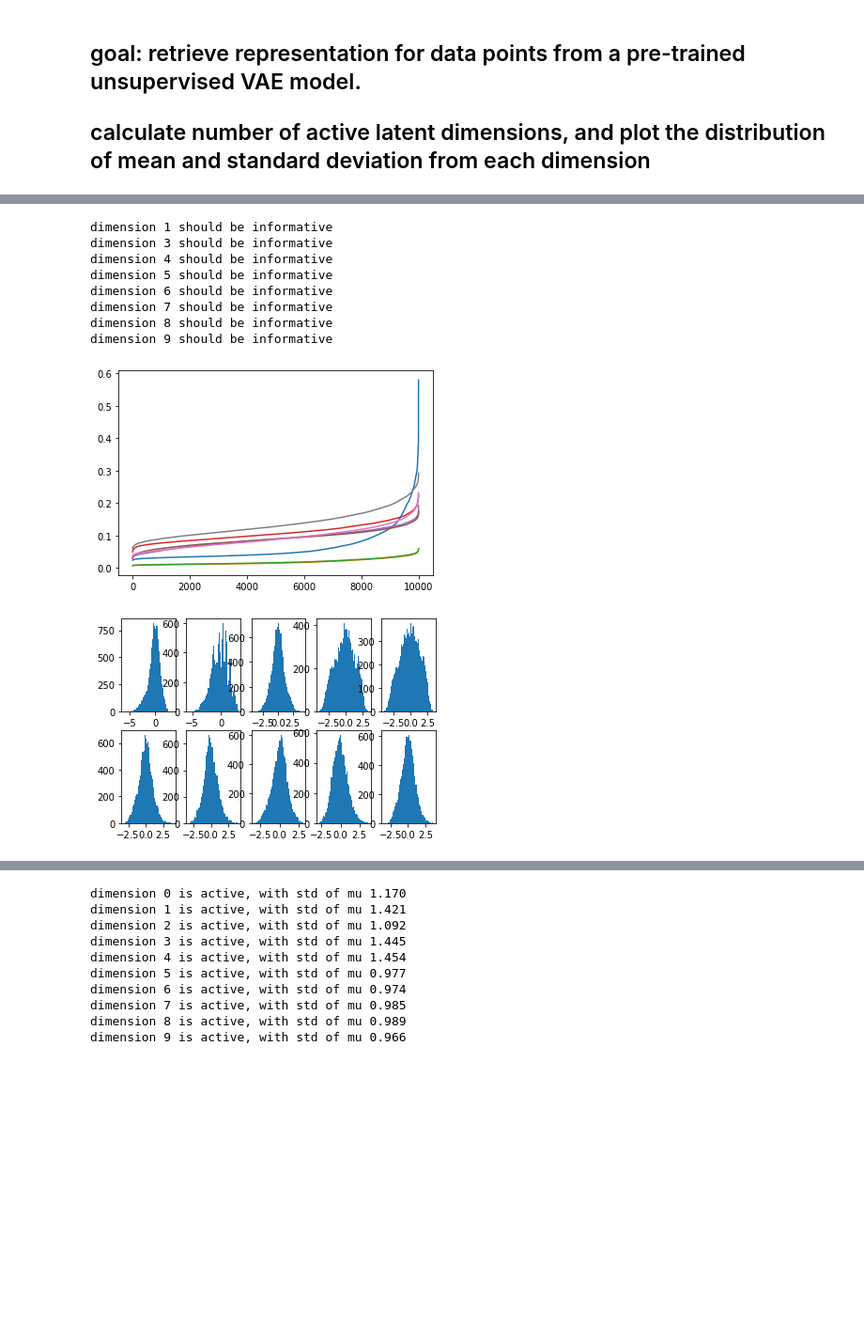
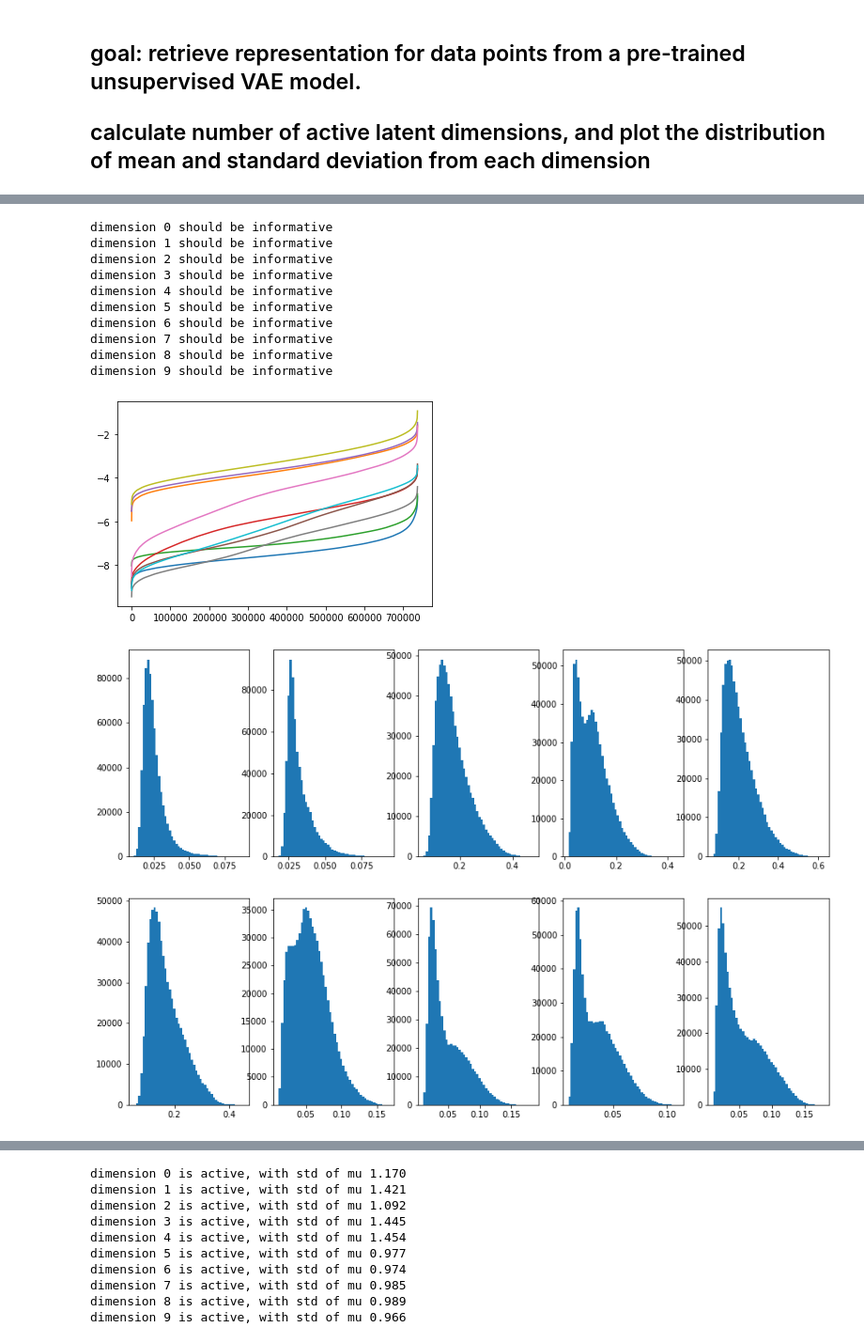
Before and after one commit to jasonmhwu/disentanglement_lib, a Jupyter notebook: notebooks/visualize_mean_and_std.ipynb, the cells around one changed output, grey strips where cells are left out. Shown at 94% size. Drawn from its saved outputs; the diff is of its cells as text; code cells hidden in the pictures; blank space fills up the shorter version.

```diff
--- a/notebooks/visualize_mean_and_std.ipynb
+++ b/notebooks/visualize_mean_and_std.ipynb
@@ -55,8 +57,9 @@ def retrieve_representation(dataset, module_path, num_random_points, random=Fals
                 representation_dict[key] = np.concatenate([block[key] for block in representation_list], axis=0)
 
         representation_dict['std'] = np.exp(representation_dict['logvar'] / 2)
+        representation_dict['kl'] = (
+            representation_dict['mean'] ** 2
+            + representation_dict['std'] ** 2
+            - representation_dict['logvar'] - 1
+        ) / 2
         return representation_dict
-
-num_random_points = 10000
-module_path = "/home/mwu34/disentanglement_lib/pretrained_unsupervised_study_v1/0/model/tfhub"
-representation_dict = retrieve_representation(dsprites, module_path, -1, False)
@@ -149,13 +228,15 @@ factor_size for each fov is [3, 6, 40, 32, 32]
 # %%
 for i in range(10):
-    mean_of_std = np.mean(representation_dict['std'][:, i])
-    if mean_of_std < 0.3:
-        plt.plot(sorted(representation_dict['std'][:, i]))
+    mean_of_std = np.mean(representation_dict['logvar'][:, i])
+    if mean_of_std < 0.1:
+        plt.plot(sorted(representation_dict['logvar'][:, i]))
         print(f"dimension {i} should be informative")
 # plt.legend(np.arange(10))
 # print(sorted(np.mean(representation_dict['std'], 0)))
 # %% [output]
+dimension 0 should be informative
 dimension 1 should be informative
+dimension 2 should be informative
 dimension 3 should be informative
 dimension 4 should be informative
 dimension 5 should be informative
@@ -163,10 +244,11 @@ dimension 6 should be informative
 dimension 7 should be informative
 dimension 8 should be informative
 dimension 9 should be informative
-[figure, old version]
+[figure, new version]
 # %%
+fig, axs = plt.subplots(2, 5, figsize=(15, 10))
 for i in range(10):
-    plt.subplot(2, 5, i + 1)
-    plt.hist(representation_dict['mean'][:, i], bins=50)
+    ax = axs[i % 2, i // 2]
+    ax.hist(representation_dict['std'][:, i], bins=50)
 # %% [output]
-[figure, old version]
+[figure, new version]
```
Also changed, not shown: parts of 14 cells of this notebook, 22 other files.
